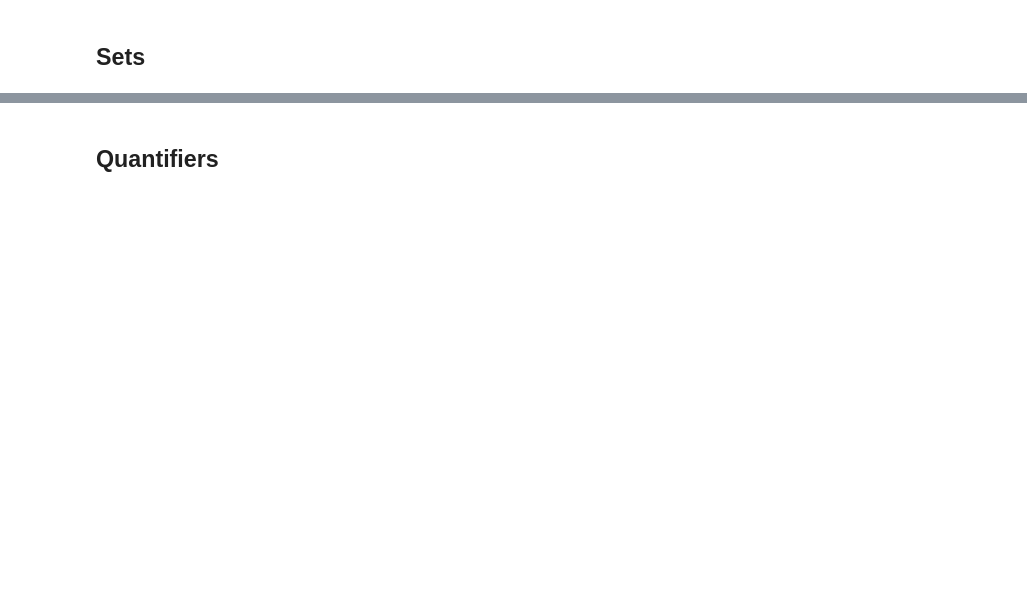
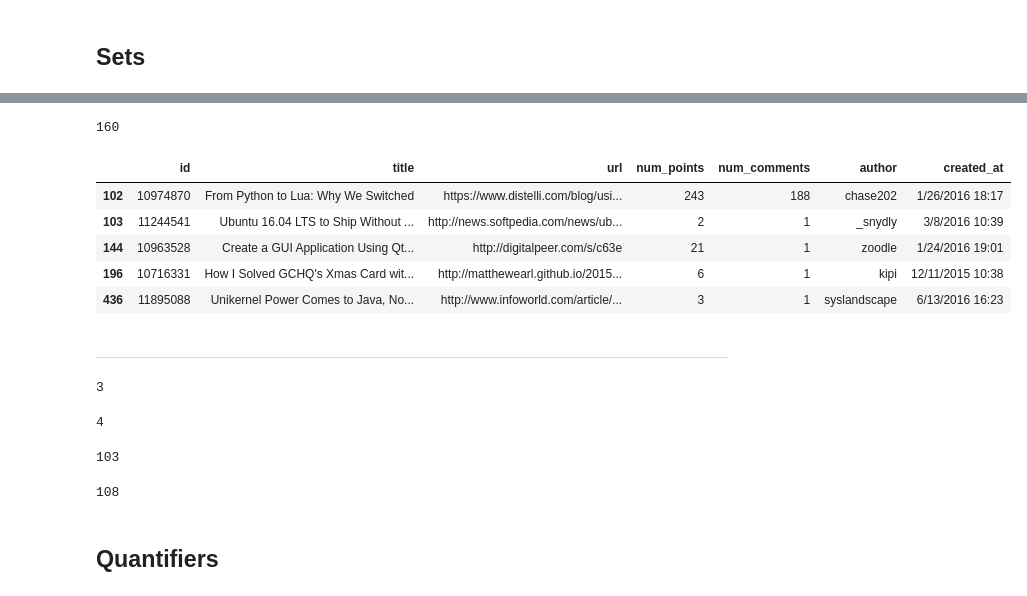
Before and after one commit to icta-tecaji/python-data-analysis-public, a Jupyter notebook: 04_Priprava_in_čiščenje_podatkov/Regex_CLEAN.ipynb, the cells around one changed output, grey strips where cells are left out. Drawn from its saved outputs; the diff is of its cells as text; code cells hidden in the pictures; blank space fills up the shorter version.

```diff
--- a/04_Priprava_in_čiščenje_podatkov/Regex_CLEAN.ipynb
+++ b/04_Priprava_in_čiščenje_podatkov/Regex_CLEAN.ipynb
@@ -70,6 +110,41 @@ None
 <img src="./images/set_syntax_breakdown.svg">
 # %% [markdown]
 <img src="./images/basic_match_2.svg">
+# %%
+pattern = "[Pp]ython"
+
+print(hn["title"].str.contains(pattern).sum())
+hn[ hn["title"].str.contains(pattern) ].head()
+# %% [output]
+160
+|  | id | title | url | num_points | num_comments | author | created_at |
+| 102 | 10974870 | From Python to Lua: Why We Switched | https://www.distelli.com/blog/usi... | 243 | 188 | chase202 | 1/26/2016 18:17 |
+| 103 | 11244541 | Ubuntu 16.04 LTS to Ship Without ... | http://news.softpedia.com/news/ub... | 2 | 1 | _snydly | 3/8/2016 10:39 |
+| 144 | 10963528 | Create a GUI Application Using Qt... | http://digitalpeer.com/s/c63e | 21 | 1 | zoodle | 1/24/2016 19:01 |
+| 196 | 10716331 | How I Solved GCHQ's Xmas Card wit... | http://matthewearl.github.io/2015... | 6 | 1 | kipi | 12/11/2015 10:38 |
+| 436 | 11895088 | Unikernel Power Comes to Java, No... | http://www.infoworld.com/article/... | 3 | 1 | syslandscape | 6/13/2016 16:23 |
+# %% [markdown]
+----
+# %%
+pattern = "sql"
+print(hn["title"].str.contains(pattern).sum())
+# %% [output]
+3
+# %%
+pattern = "Sql"
+print(hn["title"].str.contains(pattern).sum())
+# %% [output]
+4
+# %%
+pattern = "SQL"
+print(hn["title"].str.contains(pattern).sum())
+# %% [output]
+103
+# %%
+pattern = "[sS][qQ][lL]"
+print(hn["title"].str.contains(pattern).sum())
+# %% [output]
+108
 # %% [markdown]
 ## Quantifiers
 # %% [markdown]
```
Also changed, not shown: parts of 22 cells of this notebook.
